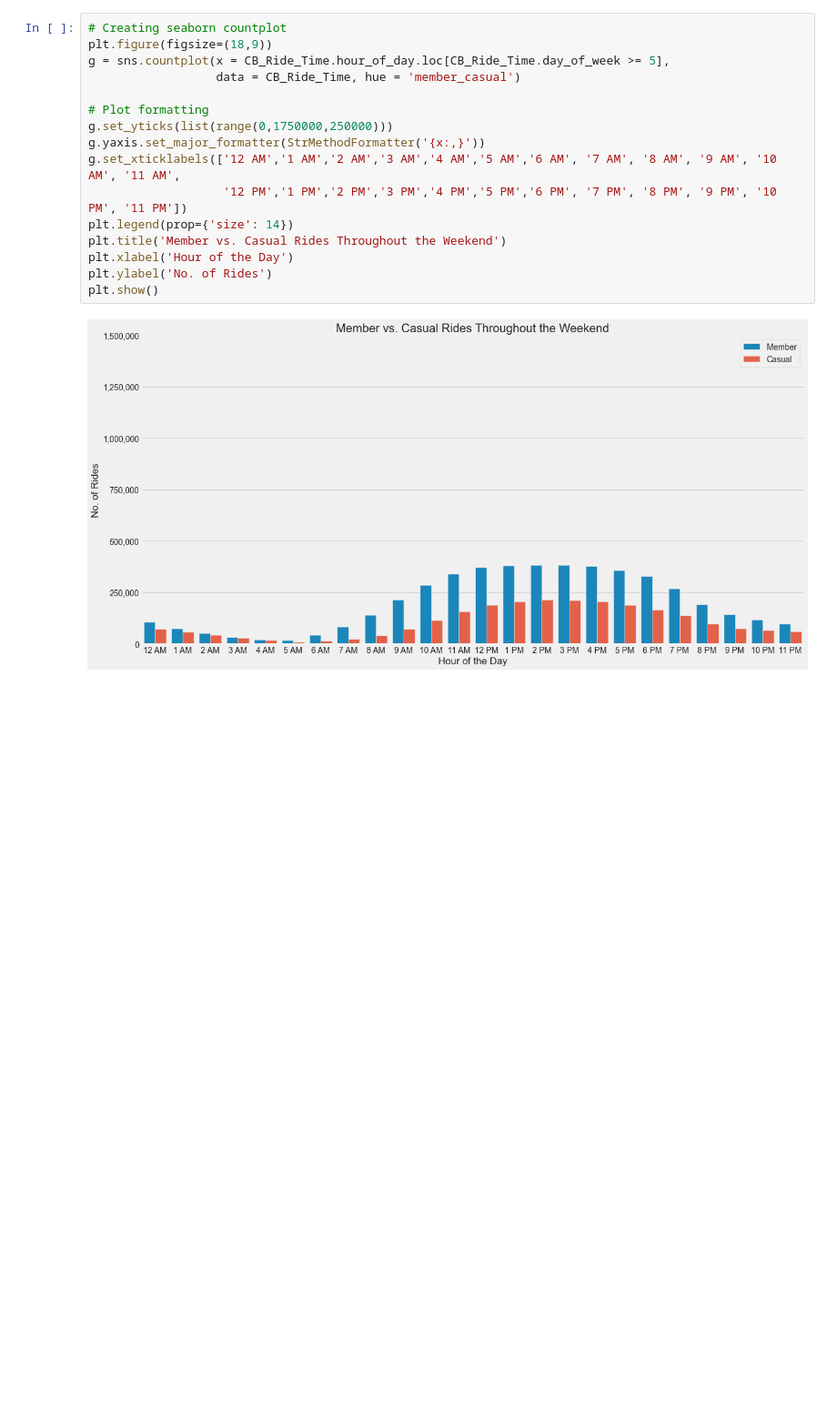
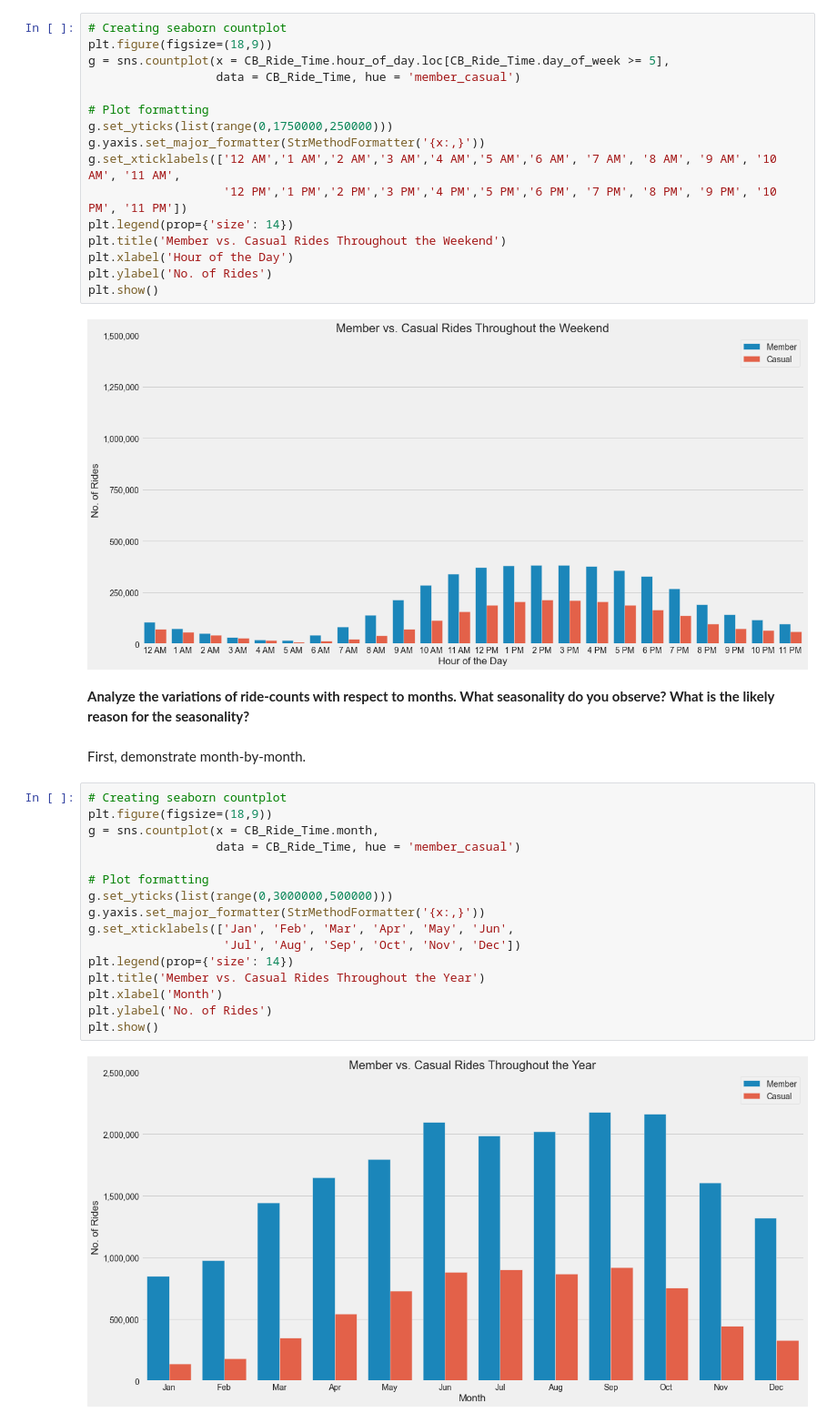
Before and after one commit to jchatterjee/nycdsa_capstone, a Jupyter notebook: DA_Q1_Rider_Behavior.ipynb, the cells around one changed output. Shown at 91% size. Saved outputs shown, nothing was run; the diff lists cells and outputs as text; blank space fills up the shorter version.

```diff
--- a/DA_Q1_Rider_Behavior.ipynb
+++ b/DA_Q1_Rider_Behavior.ipynb
@@ -205,3 +205,25 @@ plt.ylabel('No. of Rides')
 plt.show()
 # %% [output]
 [figure]
+# %% [markdown]
+**Analyze the variations of ride-counts with respect to months. What seasonality do you observe? What is the likely reason for the seasonality?**
+# %% [markdown]
+First, demonstrate month-by-month.
+# %%
+# Creating seaborn countplot
+plt.figure(figsize=(18,9))
+g = sns.countplot(x = CB_Ride_Time.month,
+                  data = CB_Ride_Time, hue = 'member_casual')
+
+# Plot formatting
+g.set_yticks(list(range(0,3000000,500000)))
+g.yaxis.set_major_formatter(StrMethodFormatter('{x:,}'))
+g.set_xticklabels(['Jan', 'Feb', 'Mar', 'Apr', 'May', 'Jun',
+                   'Jul', 'Aug', 'Sep', 'Oct', 'Nov', 'Dec'])
+plt.legend(prop={'size': 14})
+plt.title('Member vs. Casual Rides Throughout the Year')
+plt.xlabel('Month')
+plt.ylabel('No. of Rides')
+plt.show()
+# %% [output]
+[figure, added]
```
Also changed, not shown: parts of 5 cells of this notebook.
